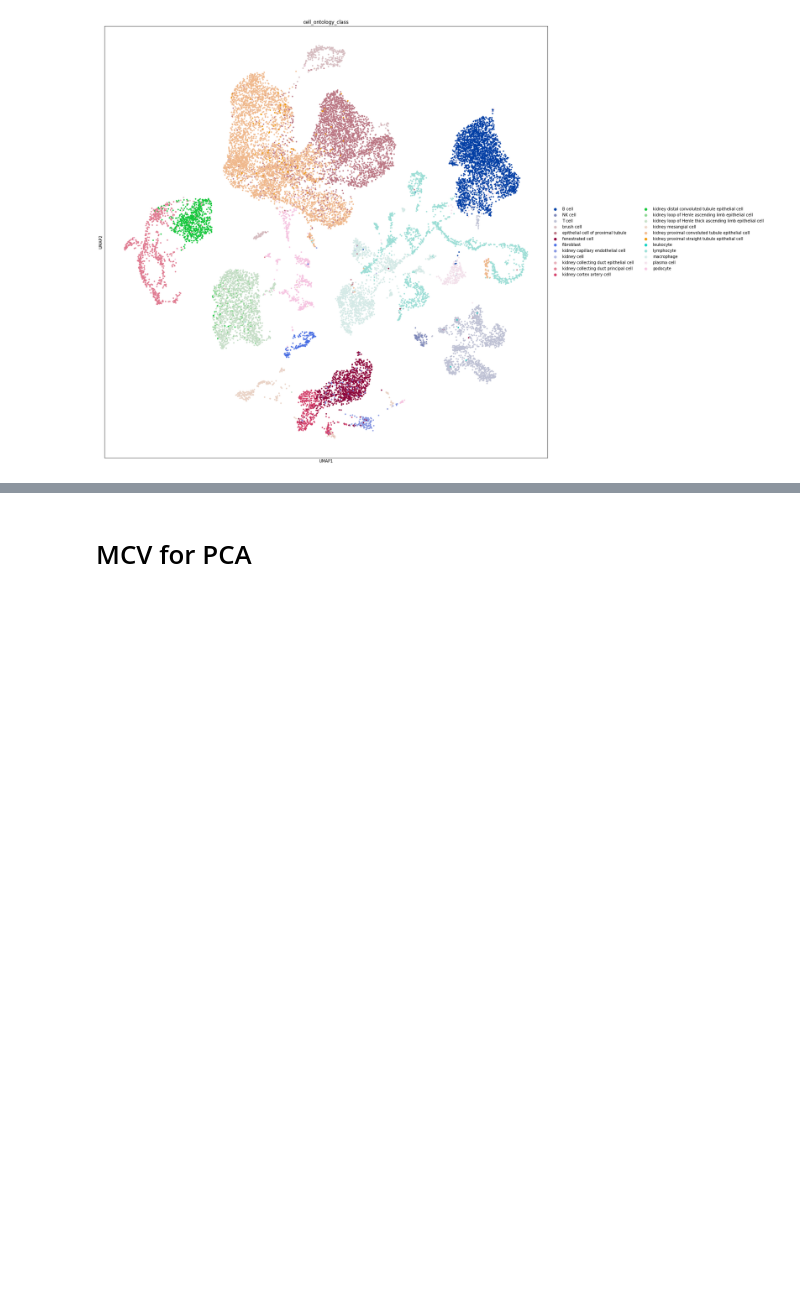
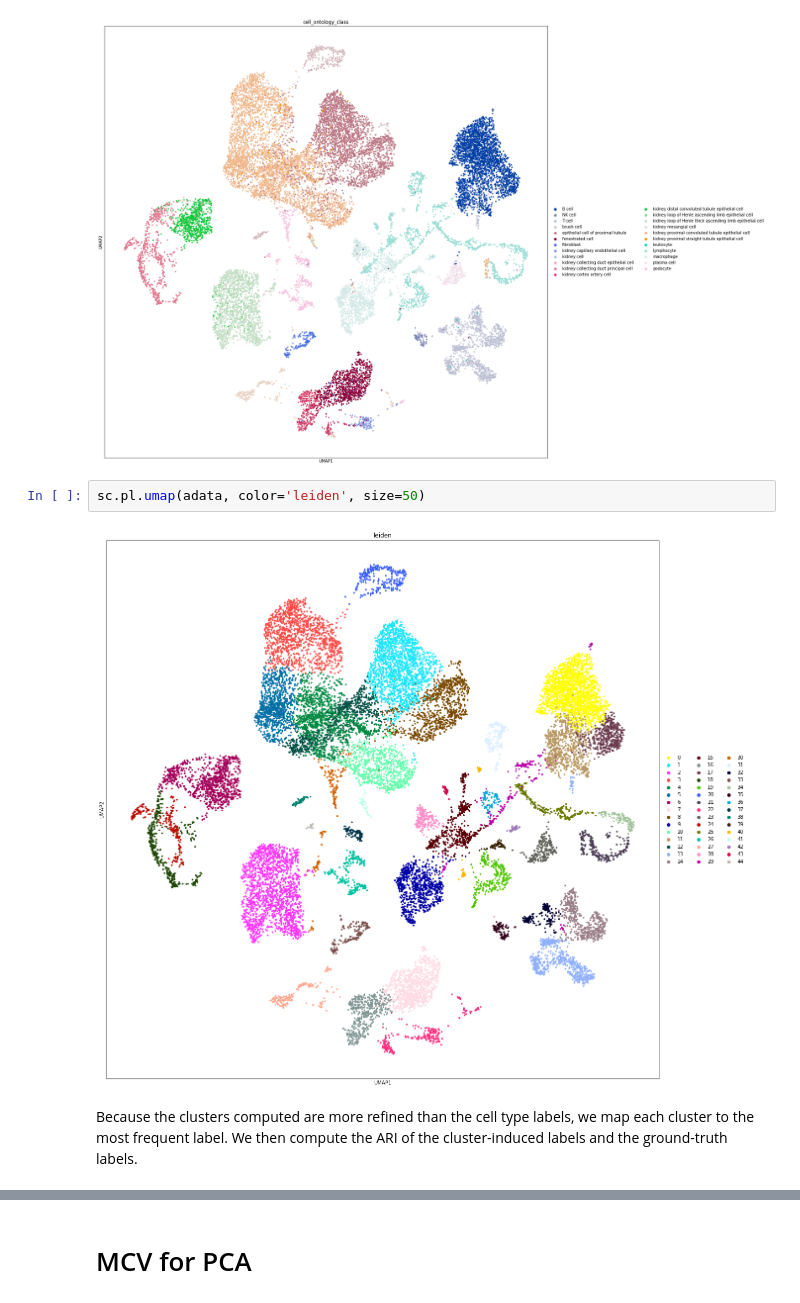
Before and after one commit to czbiohub-sf/molecular-cross-validation, a Jupyter notebook: examples/Standard Scanpy.ipynb, the cells around one changed output, grey strips where cells are left out. Saved outputs shown, nothing was run; the diff lists cells and outputs as text; blank space fills up the shorter version.

Commit message:
Add clustering to Standard Scanpy

```diff
--- a/examples/Standard Scanpy.ipynb
+++ b/examples/Standard Scanpy.ipynb
@@ -99,3 +102,9 @@ File "../../../anaconda3/envs/n2s/lib/python3.7/site-packages/umap/nndescent.py"
 sc.pl.umap(adata, color='cell_ontology_class', size=50)
 # %% [output]
 [figure]
+# %%
+sc.pl.umap(adata, color='leiden', size=50)
+# %% [output]
+[figure, added]
+# %% [markdown]
+Because the clusters computed are more refined than the cell type labels, we map each cluster to the most frequent label. We then compute the ARI of the cluster-induced labels and the ground-truth labels.
```
Also changed, not shown: parts of 13 cells of this notebook.
